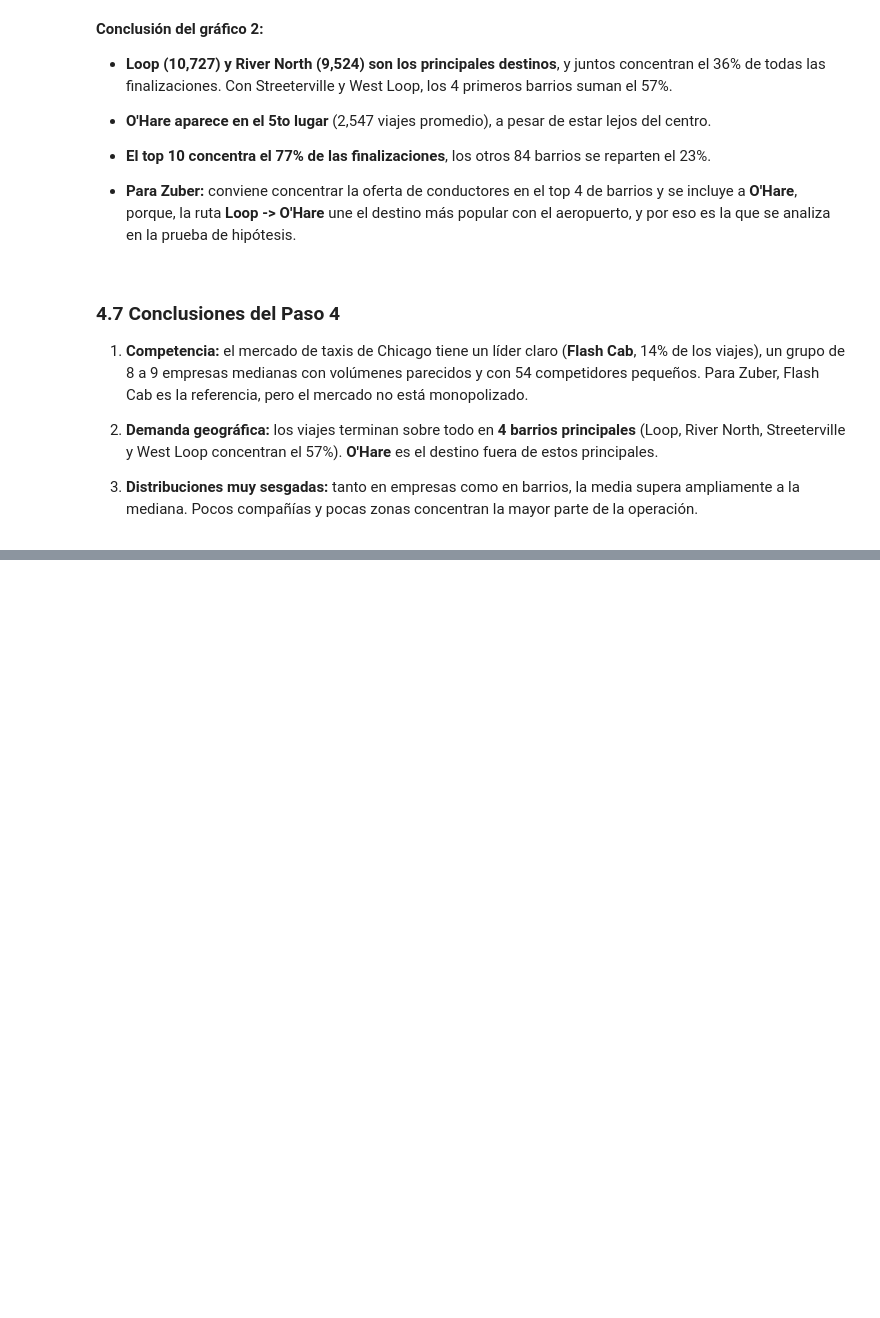
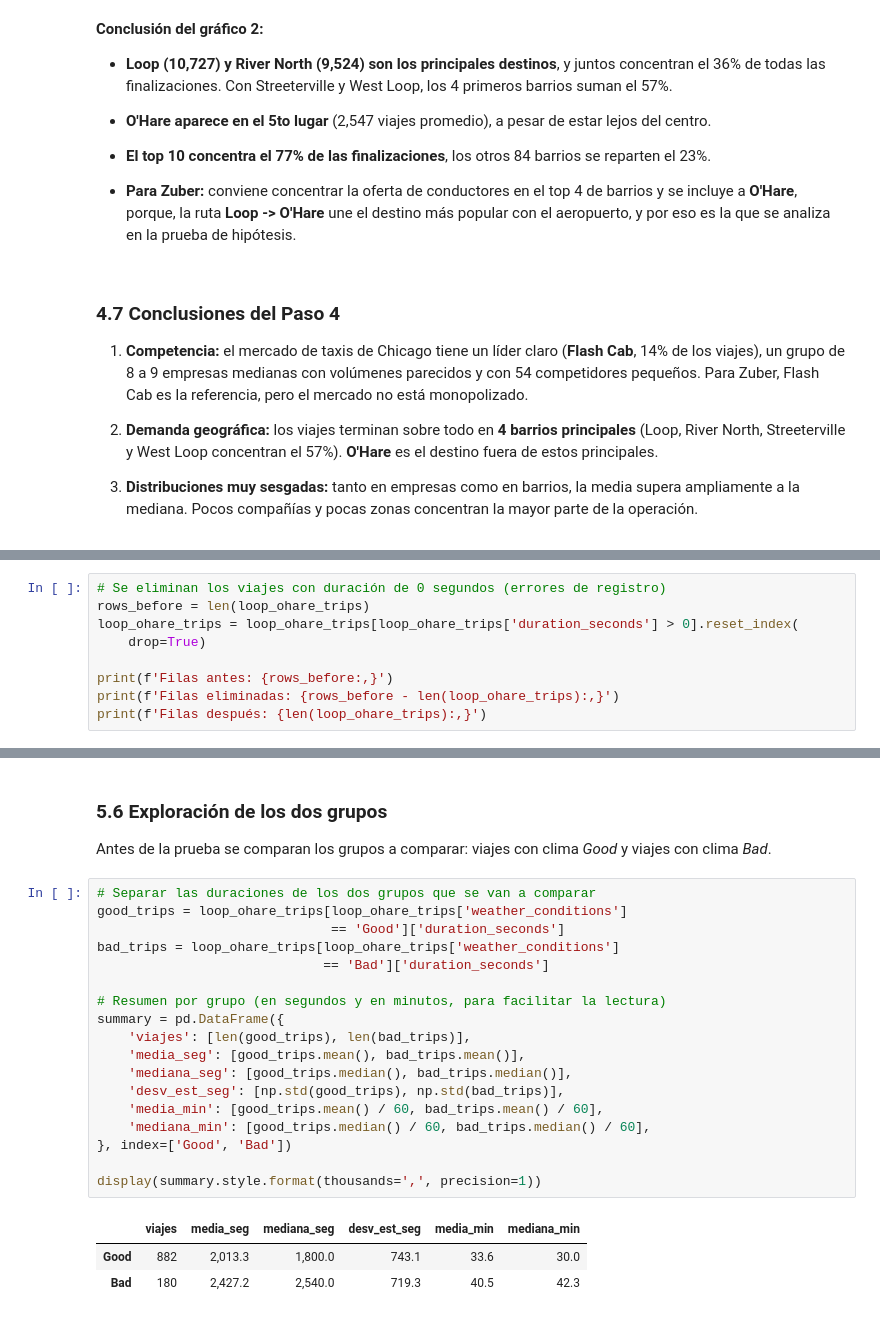
Before and after one commit to Juancho-00/tripleten-data-science, a Jupyter notebook: Sprint 8 - Proyecto 8/notebooks/P08_zuber_taxis_chicago.ipynb, the cells around one changed output, grey strips where cells are left out. Saved outputs shown, nothing was run; the diff lists cells and outputs as text; blank space fills up the shorter version.

```diff
--- a/Sprint 8 - Proyecto 8/notebooks/P08_zuber_taxis_chicago.ipynb
+++ b/Sprint 8 - Proyecto 8/notebooks/P08_zuber_taxis_chicago.ipynb
@@ -817,0 +988,9 @@ plt.show()
+# %%
+# Se eliminan los viajes con duración de 0 segundos (errores de registro)
+rows_before = len(loop_ohare_trips)
+loop_ohare_trips = loop_ohare_trips[loop_ohare_trips['duration_seconds'] > 0].reset_index(
+    drop=True)
+
+print(f'Filas antes: {rows_before:,}')
+print(f'Filas eliminadas: {rows_before - len(loop_ohare_trips):,}')
+print(f'Filas después: {len(loop_ohare_trips):,}')
@@ -817,0 +1007,26 @@ plt.show()
+# %% [markdown]
+### 5.6 Exploración de los dos grupos
+
+Antes de la prueba se comparan los grupos a comparar: viajes con clima _Good_ y viajes con clima _Bad_.
+# %%
+# Separar las duraciones de los dos grupos que se van a comparar
+good_trips = loop_ohare_trips[loop_ohare_trips['weather_conditions']
+                              == 'Good']['duration_seconds']
+bad_trips = loop_ohare_trips[loop_ohare_trips['weather_conditions']
+                             == 'Bad']['duration_seconds']
+
+# Resumen por grupo (en segundos y en minutos, para facilitar la lectura)
+summary = pd.DataFrame({
+    'viajes': [len(good_trips), len(bad_trips)],
+    'media_seg': [good_trips.mean(), bad_trips.mean()],
+    'mediana_seg': [good_trips.median(), bad_trips.median()],
+    'desv_est_seg': [np.std(good_trips), np.std(bad_trips)],
+    'media_min': [good_trips.mean() / 60, bad_trips.mean() / 60],
+    'mediana_min': [good_trips.median() / 60, bad_trips.median() / 60],
+}, index=['Good', 'Bad'])
+
+display(summary.style.format(thousands=',', precision=1))
+# %% [output]
+|  | viajes | media_seg | mediana_seg | desv_est_seg | media_min | mediana_min |
+| Good | 882 | 2,013.3 | 1,800.0 | 743.1 | 33.6 | 30.0 |
+| Bad | 180 | 2,427.2 | 2,540.0 | 719.3 | 40.5 | 42.3 |
```
Also changed, not shown: parts of 31 cells of this notebook, 2 other files.
